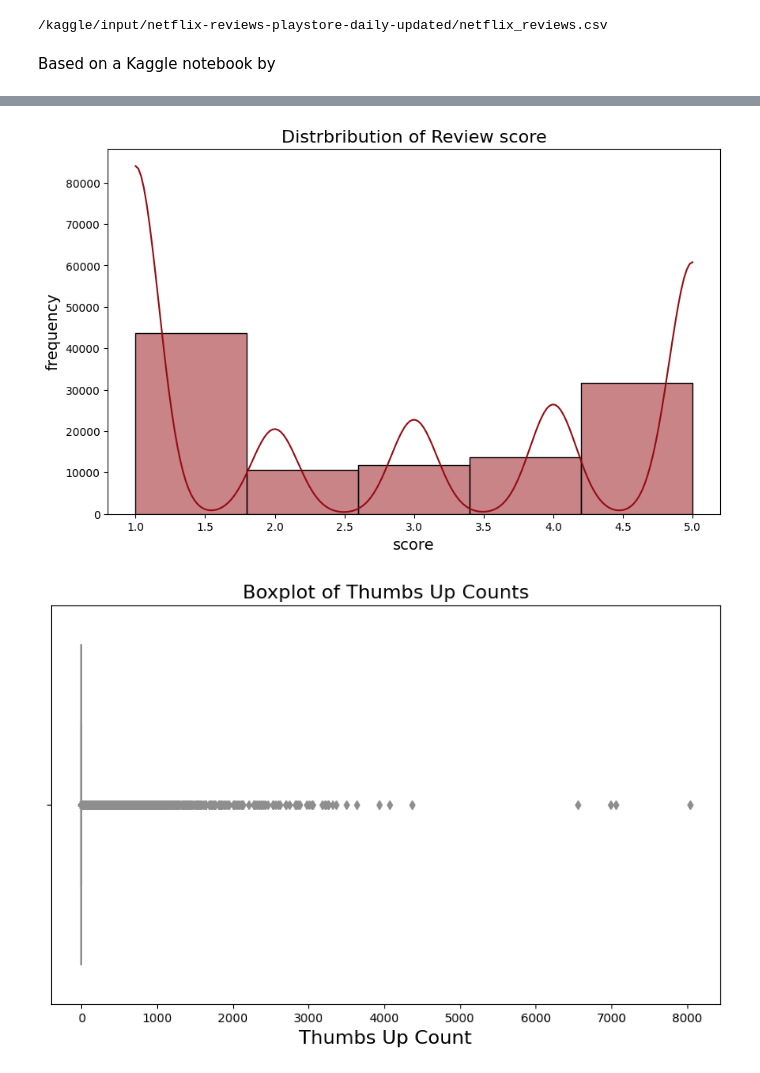
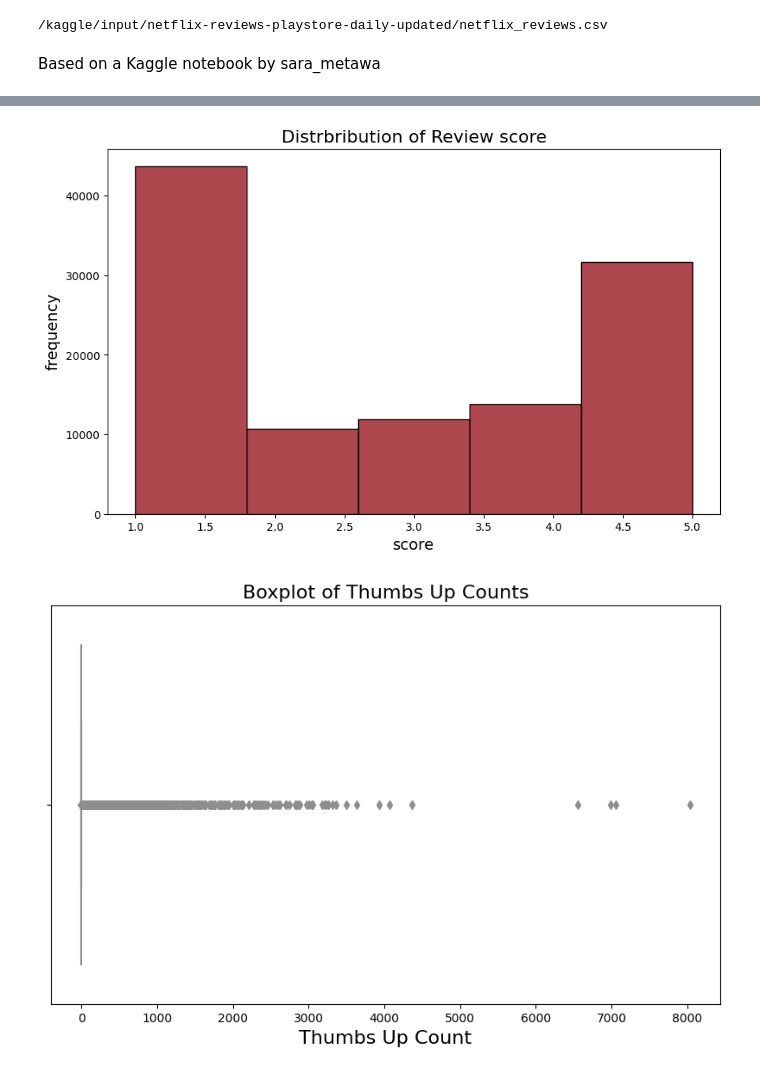
Before and after one commit to kyrajeep/deep_learning, a Jupyter notebook: netflix_reviews.ipynb, the cells around one changed output, grey strips where cells are left out. Saved outputs shown, nothing was run; the diff lists cells and outputs as text; code cells hidden in the pictures.

Commit message:
Kaggle Notebook | common_words | Version 5

```diff
--- a/netflix_reviews.ipynb
+++ b/netflix_reviews.ipynb
@@ -26,7 +26,7 @@ for dirname, _, filenames in os.walk('/kaggle/input'):
 # %% [output]
 /kaggle/input/netflix-reviews-playstore-daily-updated/netflix_reviews.csv
 # %% [markdown]
-Based on a Kaggle notebook by
+Based on a Kaggle notebook by sara_metawa
 # %%
 data = pd.read_csv("/kaggle/input/netflix-reviews-playstore-daily-updated/netflix_reviews.csv")
 # %%
@@ -39,13 +39,13 @@ data.head(2)
 red_palette = sns.color_palette("Reds", 10)
 # %%
 plt.figure(figsize = (10, 6))
-sns.histplot(data['score'],bins = 5, kde = True, color = red_palette[-1])
+sns.histplot(data['score'],bins = 5, color = red_palette[-1])
 plt.title('Distrbribution of Review score', fontsize=16)
 plt.xlabel('score', fontsize=14)
 plt.ylabel('frequency', fontsize=14)
 plt.show()
 # %% [output]
-[figure, old version]
+[figure, new version]
 # %%
 plt.figure(figsize= (10, 6))
 sns.boxplot(x=data['thumbsUpCount'], color=red_palette[0])
```
Also changed, not shown: parts of 4 cells of this notebook.
